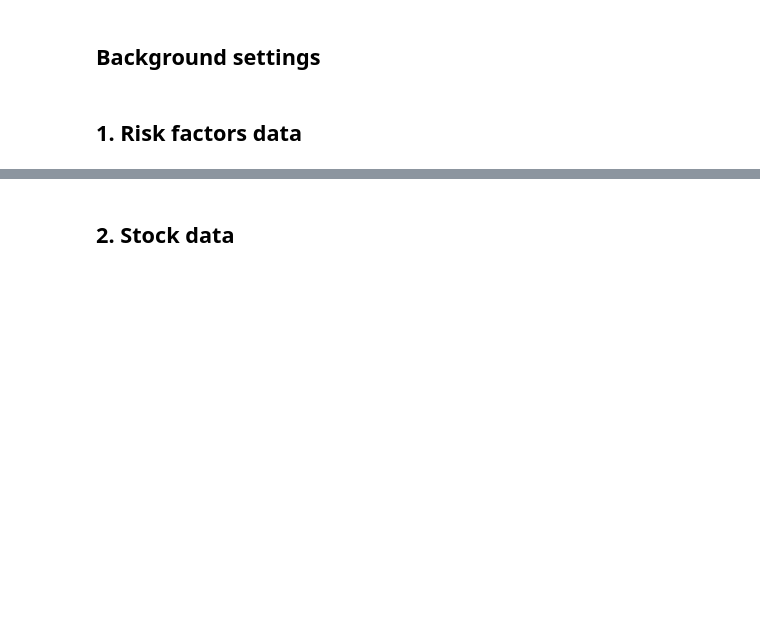
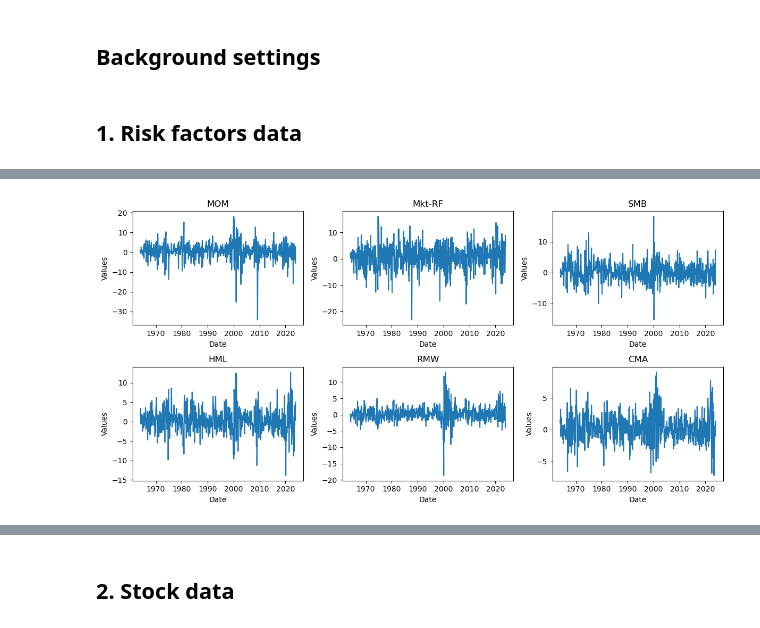
Before and after one commit to patrickwjwang/equity-cycle, a Jupyter notebook: notebooks/Feb20-equity-cycle-submission.ipynb, the cells around one changed output, grey strips where cells are left out. Drawn from its saved outputs; the diff is of its cells as text; code cells hidden in the pictures; blank space fills up the shorter version.

```diff
--- a/notebooks/Feb20-equity-cycle-submission.ipynb
+++ b/notebooks/Feb20-equity-cycle-submission.ipynb
@@ -35,0 +34,6 @@ warnings.simplefilter(action='ignore', category=FutureWarning)
+# %%
+# Read processed data files
+ff6_weekly_df = pd.read_csv(os.path.join(data_dir, 'ff6_weekly.csv'))
+ff6_monthly_df = pd.read_csv(os.path.join(data_dir, 'ff6_monthly.csv'))
+hxz_weekly_df = pd.read_csv(os.path.join(data_dir, 'hxz_weekly.csv'))
+hxz_monthly_df = pd.read_csv(os.path.join(data_dir, 'hxz_monthly.csv'))
@@ -35,0 +74,17 @@ warnings.simplefilter(action='ignore', category=FutureWarning)
+# %%
+# Line chart for ff6 monthly
+ff6_monthly_df['Year_Month'] = pd.to_datetime(ff6_monthly_df['Year_Month'])
+variables = ['MOM', 'Mkt-RF', 'SMB', 'HML', 'RMW', 'CMA']  # excluding 'RF'
+
+# Create a 2x3 subplo6
+fig, axs = plt.subplots(2, 3, figsize=(12, 6))
+axs = axs.flatten()
+for i, var in enumerate(variables):
+    axs[i].plot(ff6_monthly_df['Year_Month'], ff6_monthly_df[var])
+    axs[i].set_title(var)
+    axs[i].set_xlabel('Date')
+    axs[i].set_ylabel('Values')
+plt.tight_layout()
+plt.show()
+# %% [output]
+[figure, added]
```
Also changed, not shown: parts of 6 cells of this notebook, 2 other files.
